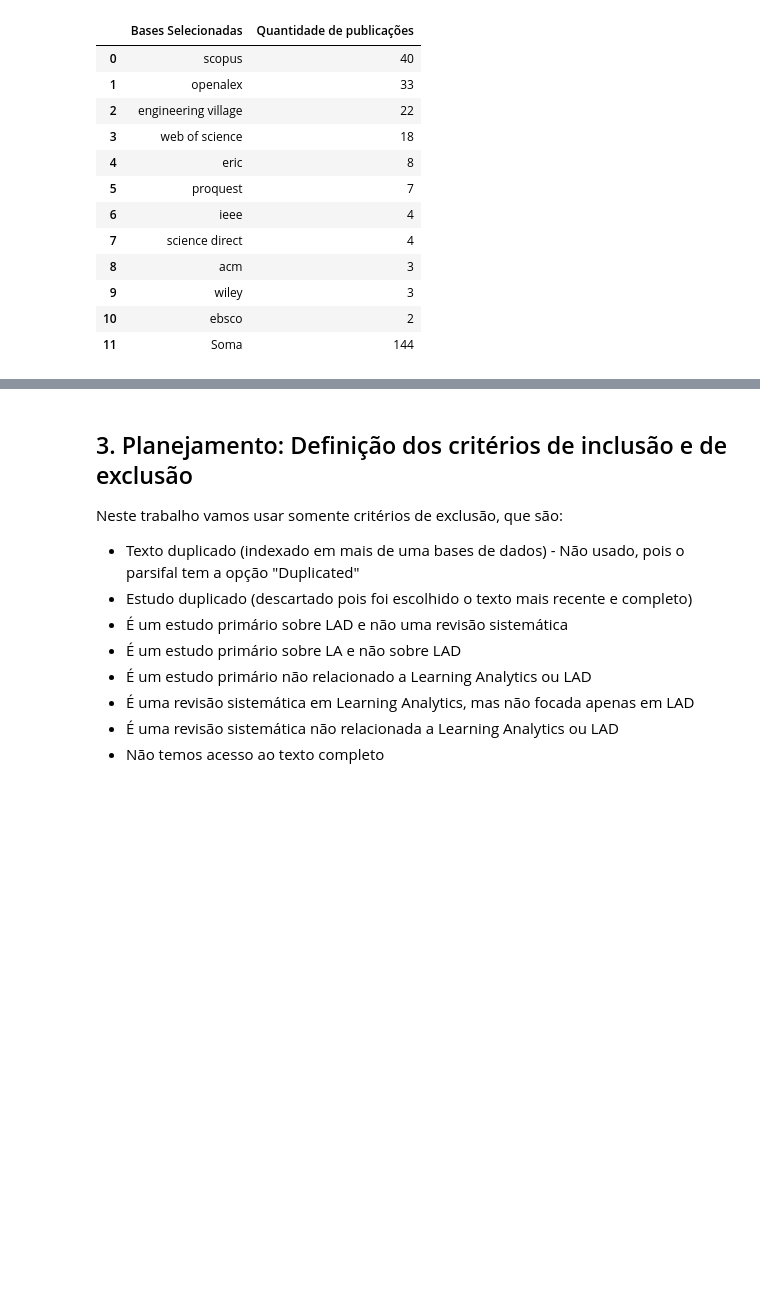
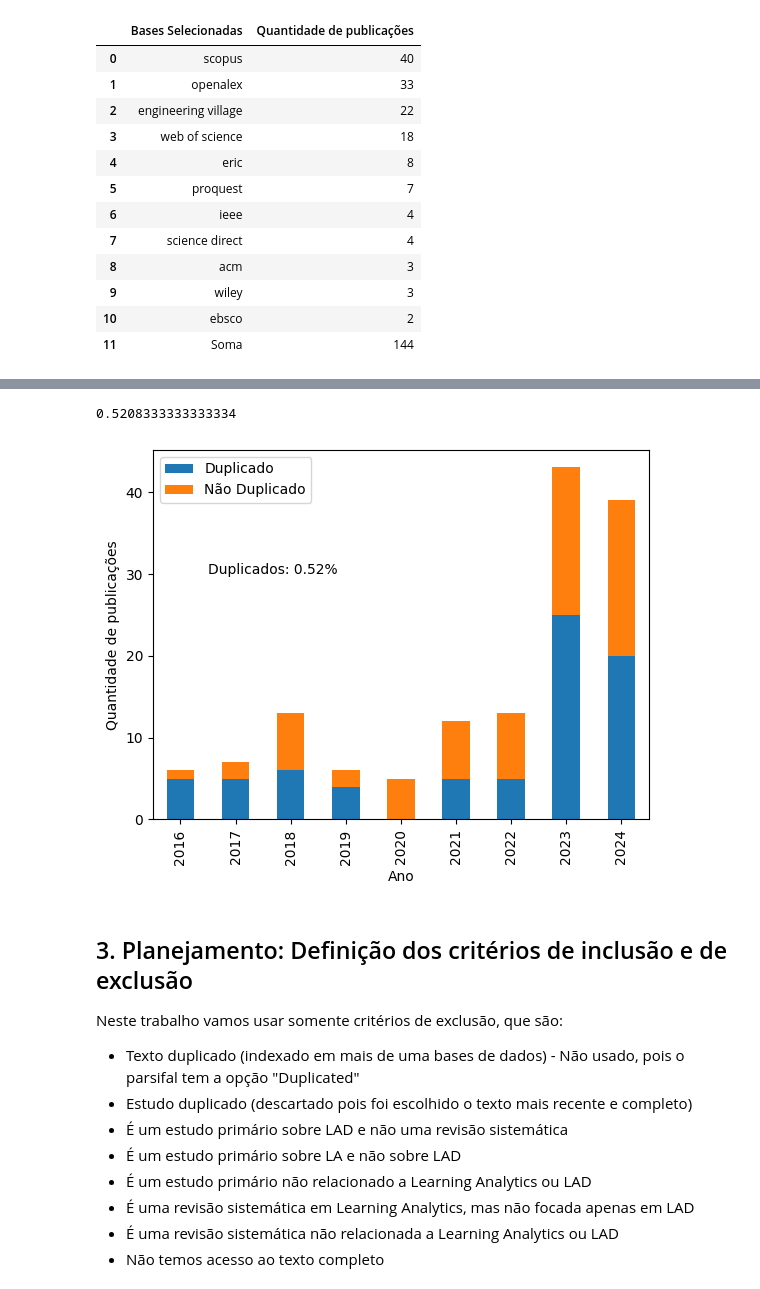
Before and after one commit to thiagogomesverissimo/notebooks, a Jupyter notebook: doutorado/tertiary_review.ipynb, the cells around one changed output, grey strips where cells are left out. Cells and saved outputs as stored; diff of their text form; code cells hidden in the pictures; blank space fills up the shorter version.

```diff
--- a/doutorado/tertiary_review.ipynb
+++ b/doutorado/tertiary_review.ipynb
@@ -166,6 +166,8 @@ df = insert_references_on_dataframe('wiley',data_path + 'wiley.bib',df)
 
 # wiley
 df = insert_references_on_dataframe('ebsco',data_path + 'ebsco.bib',df)
+
+df['id_generico'] = df.reset_index().index
 # %%
 # Agrupando por ano
 df_yearly = df.groupby('year').size()
@@ -238,5 +240,9 @@ with open('../output/tertiary_review_databases.tex', 'w') as the_file:
 
 pl = pd.read_csv('../data/doutorado/tertiary_review/articles_parsifal.csv')
 for index, row in pl.iterrows():
+    # limpando os títulos para fazermos uma comparação com bibtex mais suave
     pl.iloc[index,1] = ' '.join(pl.iloc[index,1].strip().split())
+
+# criando uma coluna chamad identifier
+pl['id_generico'] = pd.Series(dtype='str')
 # %%
@@ -281,0 +301,18 @@ Quantidade de artigos que os títulos em pl não estão em df 17
+# %%
+# vou copiar a chave identifier para pl para conseguir juntar ambos dataframes
+for index, row in pl.iterrows():
+    # procurando em df se tem doi igual no pl
+    df_row = df[ (df['doi'] == row['doi'])]
+    if df_row.shape[0] > 0:
+        pl.iloc[index,26] = df_row.iloc[0,8]
+    else:
+        df_row = df[ (df['issn'] == row['issn'])]
+        if df_row.shape[0] > 0:
+            pl.iloc[index,26] = df_row.iloc[0,8]
+        else:
+            df_row = df[ (df['title'] == row['title'])]
+            if df_row.shape[0] > 0:
+                pl.iloc[index,26] = df_row.iloc[0,8]
+
+# criando um novo dataframe com df e pl
+m = pd.merge(df, pl, how = 'inner', on = 'id_generico')
@@ -282,3 +334,23 @@ Quantidade de artigos que os títulos em pl não estão em df 17
+# %%
+# vou criar uma coluna só dos duplicados
+m['classificação'] = m['status']
+m['status'] = m['status'].str.replace('Accepted','Não Duplicado')
+m['status'] = m['status'].str.replace('Duplicated','Duplicado')
+m['status'] = m['status'].str.replace('Rejected','Não Duplicado')
+
+porcentagem_duplicados = sum(m['status'] == 'Duplicado')/m.shape[0]
+porcentagem_duplicados
+# %% [output]
+0.5208333333333334
+# %%
+m.columns
+ax = m.groupby(['year_x', 'status']).size().unstack().plot(kind='bar', stacked=True)
+ax.set_xlabel("Ano")
+ax.set_ylabel("Quantidade de publicações")
+ax.text(0.5, 30, "Duplicados: {:.2f}%".format(porcentagem_duplicados) )
+ax.legend().set_title("")
+# %% [output]
+[figure, added]
 # %%
 # artigos que desclassifiquei porque são antigos
 # %%
```
Also changed, not shown: parts of 2 cells of this notebook, 2 other files.
